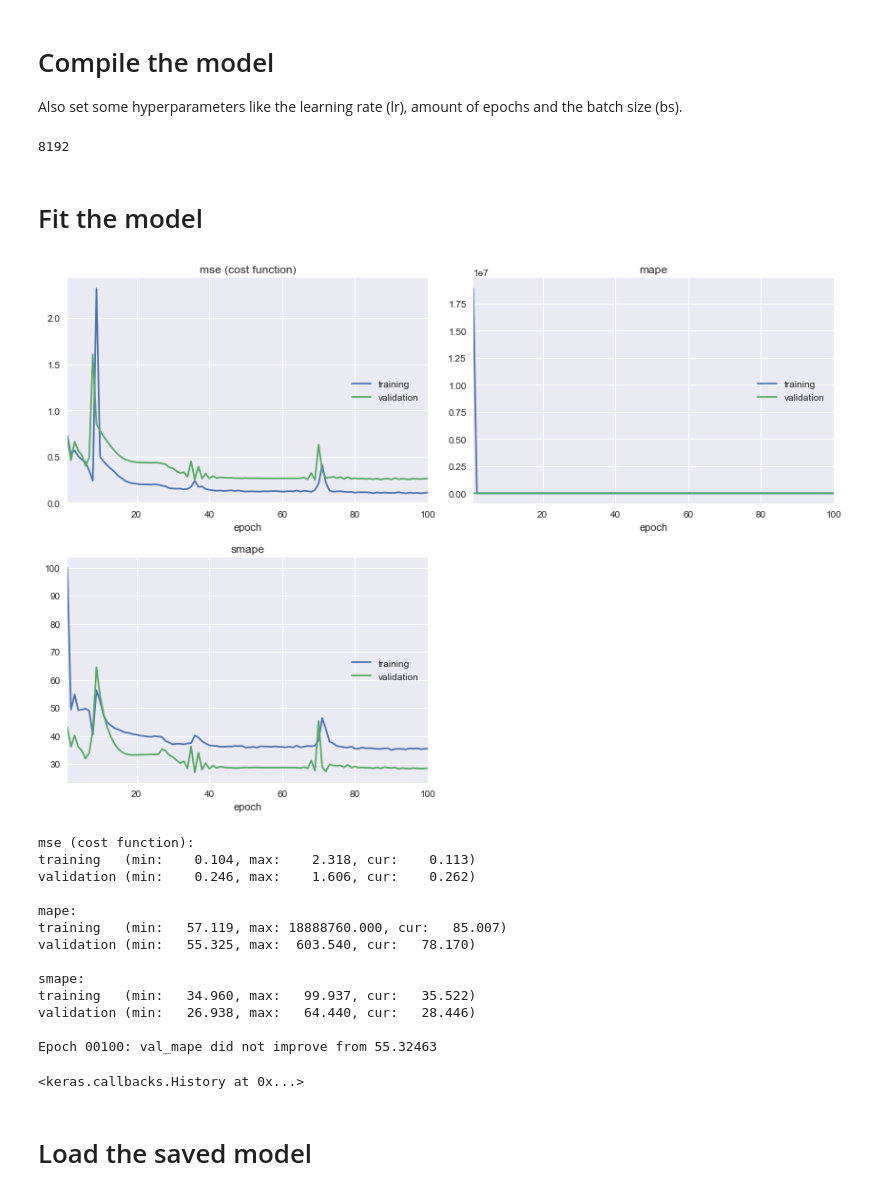
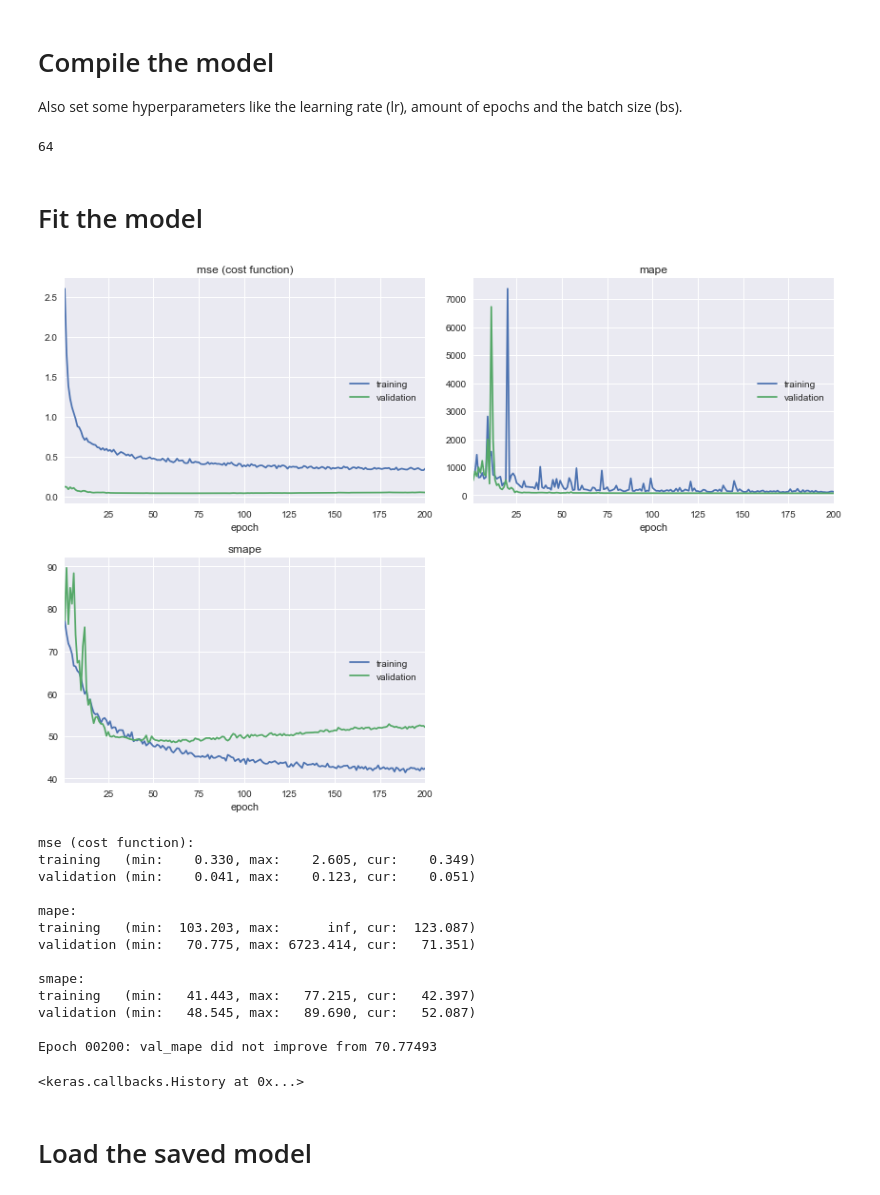
Before and after one commit to deKeijzer/Multivariate-time-series-models-in-Keras, a Jupyter notebook: notebooks/4.3 GRU.ipynb, the cells around one changed output. Cells and saved outputs as stored; diff of their text form; code cells hidden in the pictures.

```diff
--- a/notebooks/4.3 GRU.ipynb
+++ b/notebooks/4.3 GRU.ipynb
@@ -109,7 +110,7 @@ Remember how the `df_to_lstm_rnn_format()` function splits the data into train &
 look_back = 5*24 # D -> 5, H -> 5*24
 num_features = data.shape[1] - 1
 output_dim = 1
-train_size = 0.9
+train_size = 0.7
 
 X_train, y_train, X_test, y_test = df_to_cnn_rnn_format(df=data, train_size=train_size, look_back=look_back, target_column='gasPower', scale_X=True)
 # %% [markdown]
@@ -237,13 +262,15 @@ nodes, 35
 More only makes the model more complex and harder/slower to train
 """
 
-epochs = 100
-bs = 2**13
+epochs = 200
+bs = 64
 lr = 1e-1
 print(bs)
 # %% [output]
-8192
+64
 # %%
+model = create_model()
+
 # 0.05 0.9 0 True
 sgd = SGD(lr=0.5, momentum=0.9, decay=0, nesterov=True) # sgd in general yields better results, but needs a lot of tweeking and is slower
 adam = Adam(lr=lr)
@@ -251,49 +278,49 @@ nadam = Nadam(lr=lr)
 
 
 # compile & fit
-model.compile(optimizer=nadam, loss = ['mse'], metrics=[mape, smape])
+model.compile(optimizer='adagrad', loss = ['mse'], metrics=[mape, smape])
 # %% [markdown]
 # Fit the model
 # %%
 early_stopping_monitor = EarlyStopping(patience=5000)
 
 # This is used to save the best model, currently monitoring val_mape
 # checkpoint
 filepath="models\\GRU.best.hdf5"
 checkpoint = ModelCheckpoint(filepath, monitor='val_mape', verbose=1, save_best_only=True, mode='min')
 
 """
 epoch_size: Is this the amount of batches per epoch?
 schedule changes the lr from the optimizer used. So this also works with adam, nadam, sgd etc.
 """
 
-epoch_size = 1
-schedule = SGDRScheduler(min_lr=1e-5, #1e-5
-                                     max_lr=3e-2, # 1e-2
+epoch_size = 55
+schedule = SGDRScheduler(min_lr=7.8e-6, #1e-5
+                                     max_lr=7e-3, # 1e-2
                                      steps_per_epoch=np.ceil(epoch_size/bs),
                                      lr_decay=0.9,
-                                     cycle_length=25, # 5
+                                     cycle_length=5, # 5
                                      mult_factor=1.5)
 
-model.fit(X_train, y_train, epochs=epochs, batch_size=bs, validation_split=0.1,
+model.fit(X_train, y_train, epochs=epochs, batch_size=bs, validation_split=0.2,
          verbose=1, callbacks=[PlotLossesKeras(), early_stopping_monitor, checkpoint, schedule])
 
 #print(model.summary())
 # %% [output]
-[figure, old version]
+[figure, new version]
 mse (cost function):
-training   (min:    0.104, max:    2.318, cur:    0.113)
-validation (min:    0.246, max:    1.606, cur:    0.262)
+training   (min:    0.330, max:    2.605, cur:    0.349)
+validation (min:    0.041, max:    0.123, cur:    0.051)
 
 mape:
-training   (min:   57.119, max: 18888760.000, cur:   85.007)
-validation (min:   55.325, max:  603.540, cur:   78.170)
+training   (min:  103.203, max:      inf, cur:  123.087)
+validation (min:   70.775, max: 6723.414, cur:   71.351)
 
 smape:
-training   (min:   34.960, max:   99.937, cur:   35.522)
-validation (min:   26.938, max:   64.440, cur:   28.446)
+training   (min:   41.443, max:   77.215, cur:   42.397)
+validation (min:   48.545, max:   89.690, cur:   52.087)
 
-Epoch 00100: val_mape did not improve from 55.32463
+Epoch 00200: val_mape did not improve from 70.77493
 <keras.callbacks.History at 0x...>
 # %% [markdown]
 # Load the saved model
```
Also changed, not shown: parts of 11 cells of this notebook, 5 other files.
